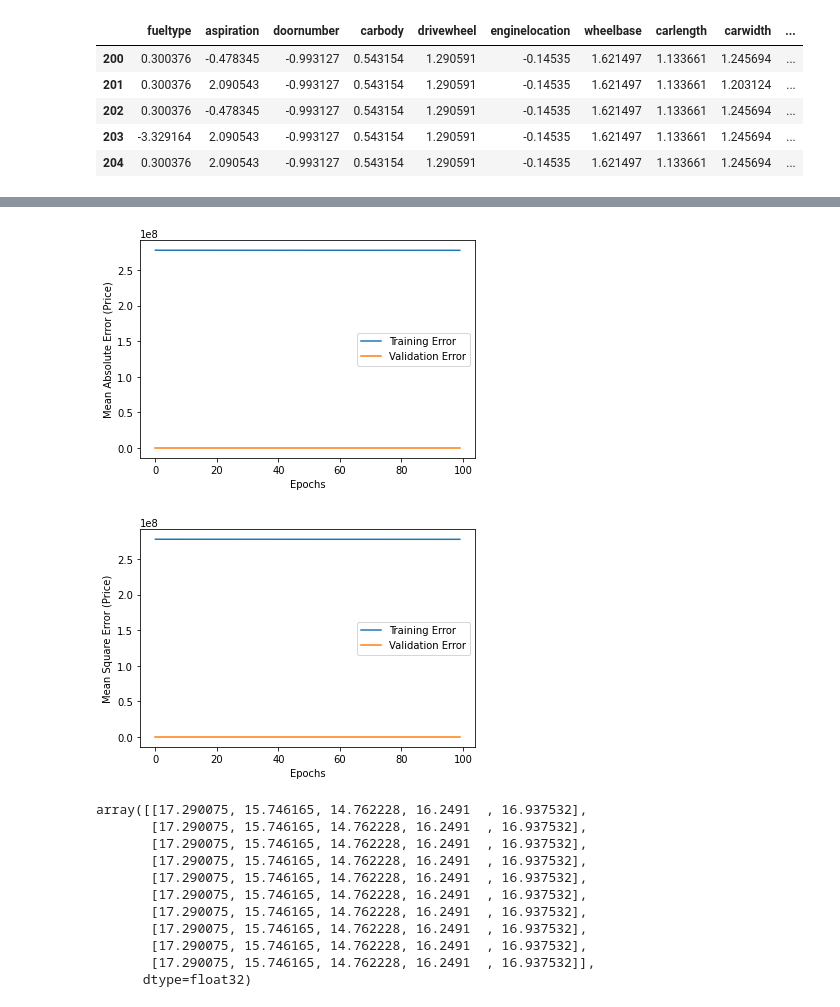
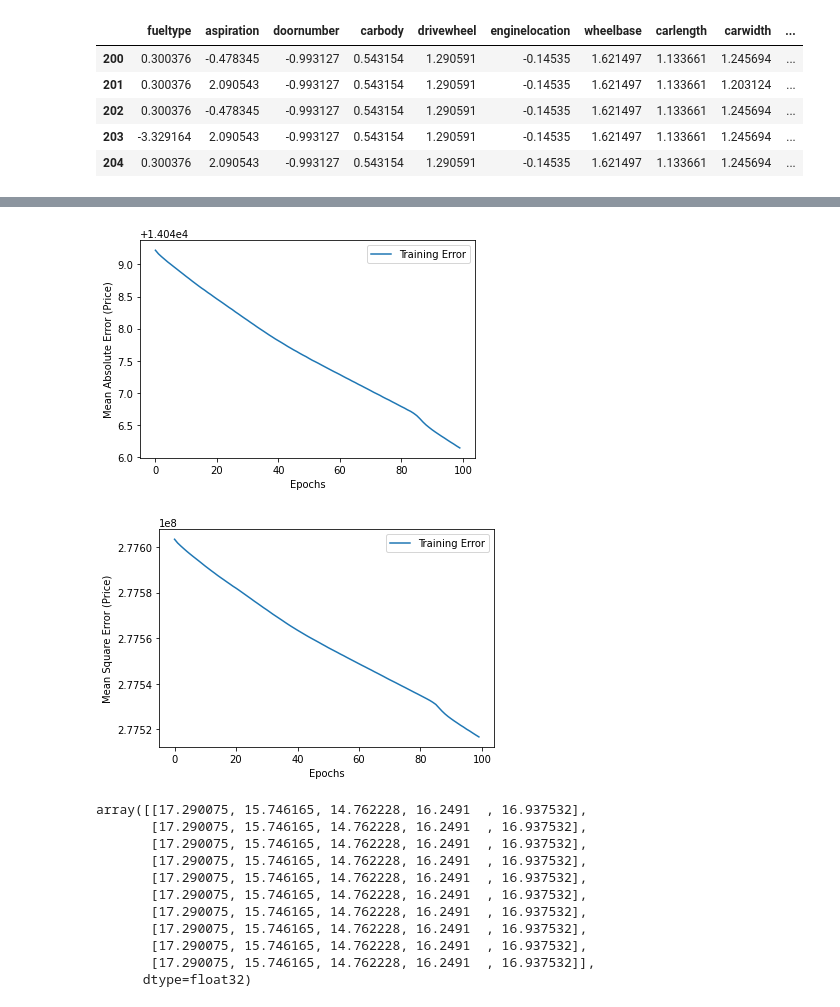
Before and after one commit to SyedHuzaifa007/PIAIC-Deep-Learning-Assignment, a Jupyter notebook: Car_Price_Prediction_assignment.ipynb, the cells around one changed output, grey strips where cells are left out. Saved outputs shown, nothing was run; the diff lists cells and outputs as text; code cells hidden in the pictures.

```diff
--- a/Car_Price_Prediction_assignment.ipynb
+++ b/Car_Price_Prediction_assignment.ipynb
@@ -465,25 +469,24 @@ Mean Absolute Error: 11406.232421875
 # %%
 # plotting loss on validation data
-def plot_history(history):
+# plotting loss on validation data
+def history_plot(history):
   # For Mean Absolute Error
   plt.figure()
   plt.xlabel('Epochs')
   plt.ylabel('Mean Absolute Error (Price)')
-  plt.plot(history_df['epochs'], history_df['loss'], label = 'Training Error')
-  plt.plot(history_df['epochs'], history_df['mae'], label = 'Validation Error')
+  plt.plot(history_df['epochs'], history_df['mae'], label = 'Training Error')
   plt.legend()
   # For Mean Squared Error
   plt.figure()
   plt.xlabel('Epochs')
   plt.ylabel('Mean Square Error (Price)')
   plt.plot(history_df['epochs'], history_df['loss'], label = 'Training Error')
-  plt.plot(history_df['epochs'], history_df['mae'], label = 'Validation Error')
   plt.legend()
 
-plot_history(history)
+history_plot(history)
 # %% [output]
-[figure, old version]
+[figure, new version]
-[figure, old version]
+[figure, new version]
 # %%
 # Making Predictions On Test Data
 exp_batch = normal_train_data[:10]
```
Also changed, not shown: parts of 12 cells of this notebook.
